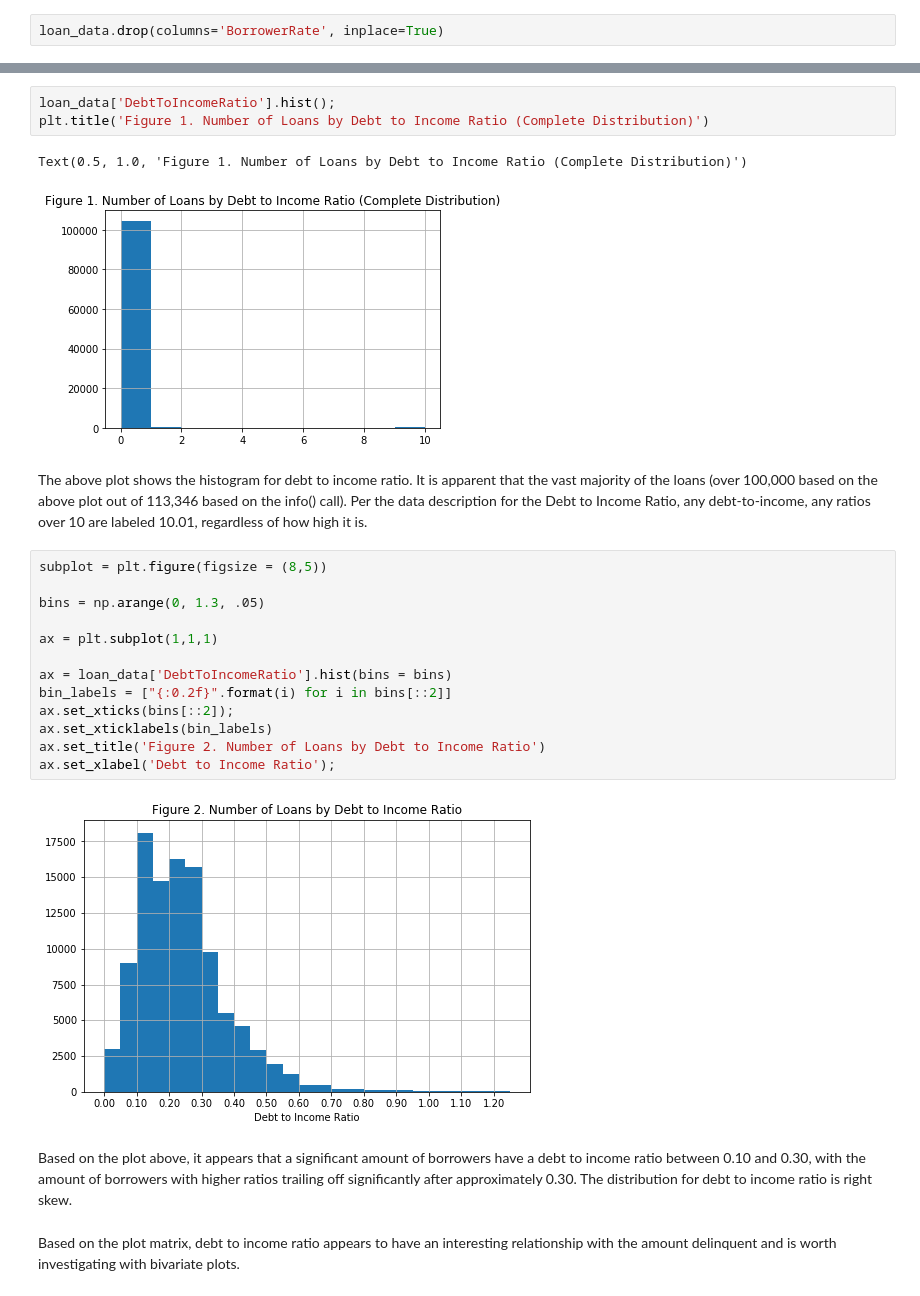
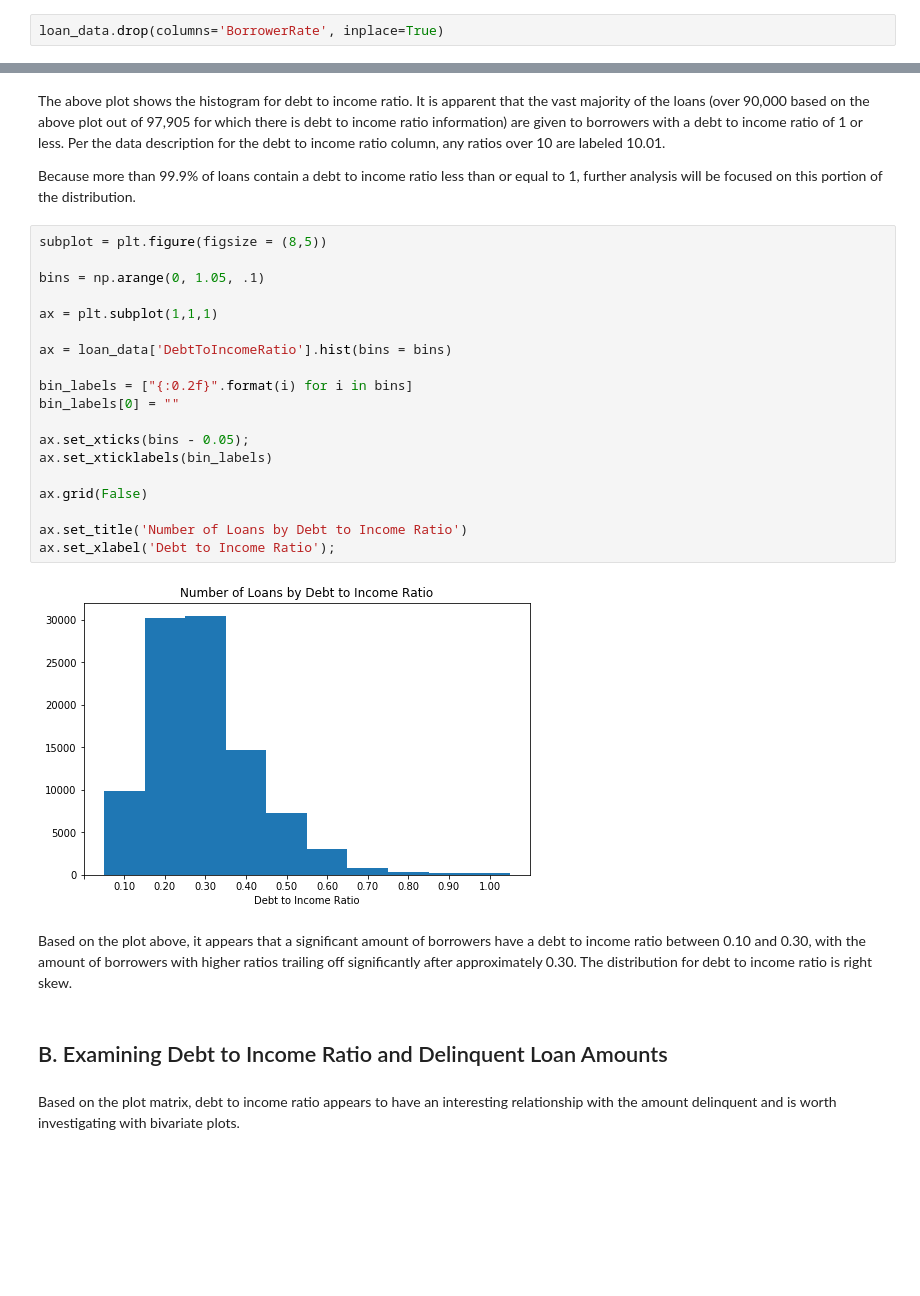
Before and after one commit to louisneira/Data_Visualization, a Jupyter notebook: Data_Visualization.ipynb, the cells around one changed output, grey strips where cells are left out. Cells and saved outputs as stored; diff of their text form; blank space fills up the shorter version.

```diff
--- a/Data_Visualization.ipynb
+++ b/Data_Visualization.ipynb
@@ -221,27 +292,31 @@ Name: DebtToIncomeRatio, Length: 1207, dtype: int64
-# %%
-loan_data['DebtToIncomeRatio'].hist();
-plt.title('Figure 1. Number of Loans by Debt to Income Ratio (Complete Distribution)')
-# %% [output]
-Text(0.5, 1.0, 'Figure 1. Number of Loans by Debt to Income Ratio (Complete Distribution)')
-[figure, removed]
 # %% [markdown]
-The above plot shows the histogram for debt to income ratio. It is apparent that the vast majority of the loans (over 100,000 based on the above plot out of 113,346 based on the info() call). Per the data description for the Debt to Income Ratio, any debt-to-income, any ratios over 10 are labeled 10.01, regardless of how high it is.
+The above plot shows the histogram for debt to income ratio. It is apparent that the vast majority of the loans (over 90,000 based on the above plot out of 97,905 for which there is debt to income ratio information) are given to borrowers with a debt to income ratio of 1 or less. Per the data description for the debt to income ratio column, any ratios over 10 are labeled 10.01.
+
+Because more than 99.9% of loans contain a debt to income ratio less than or equal to 1, further analysis will be focused on this portion of the distribution.
 # %%
 subplot = plt.figure(figsize = (8,5))
 
-bins = np.arange(0, 1.3, .05)
+bins = np.arange(0, 1.05, .1)
 
 ax = plt.subplot(1,1,1)
 
 ax = loan_data['DebtToIncomeRatio'].hist(bins = bins)
-bin_labels = ["{:0.2f}".format(i) for i in bins[::2]]
-ax.set_xticks(bins[::2]);
+
+bin_labels = ["{:0.2f}".format(i) for i in bins]
+bin_labels[0] = ""
+
+ax.set_xticks(bins - 0.05);
 ax.set_xticklabels(bin_labels)
-ax.set_title('Figure 2. Number of Loans by Debt to Income Ratio')
+
+ax.grid(False)
+
+ax.set_title('Number of Loans by Debt to Income Ratio')
 ax.set_xlabel('Debt to Income Ratio');
 # %% [output]
-[figure, old version]
+[figure, new version]
 # %% [markdown]
 Based on the plot above, it appears that a significant amount of borrowers have a debt to income ratio between 0.10 and 0.30, with the amount of borrowers with higher ratios trailing off significantly after approximately 0.30. The distribution for debt to income ratio is right skew.
+# %% [markdown]
+## B. Examining Debt to Income Ratio and Delinquent Loan Amounts
 # %% [markdown]
 Based on the plot matrix, debt to income ratio appears to have an interesting relationship with the amount delinquent and is worth investigating with bivariate plots.
```
Also changed, not shown: parts of 136 cells of this notebook.
